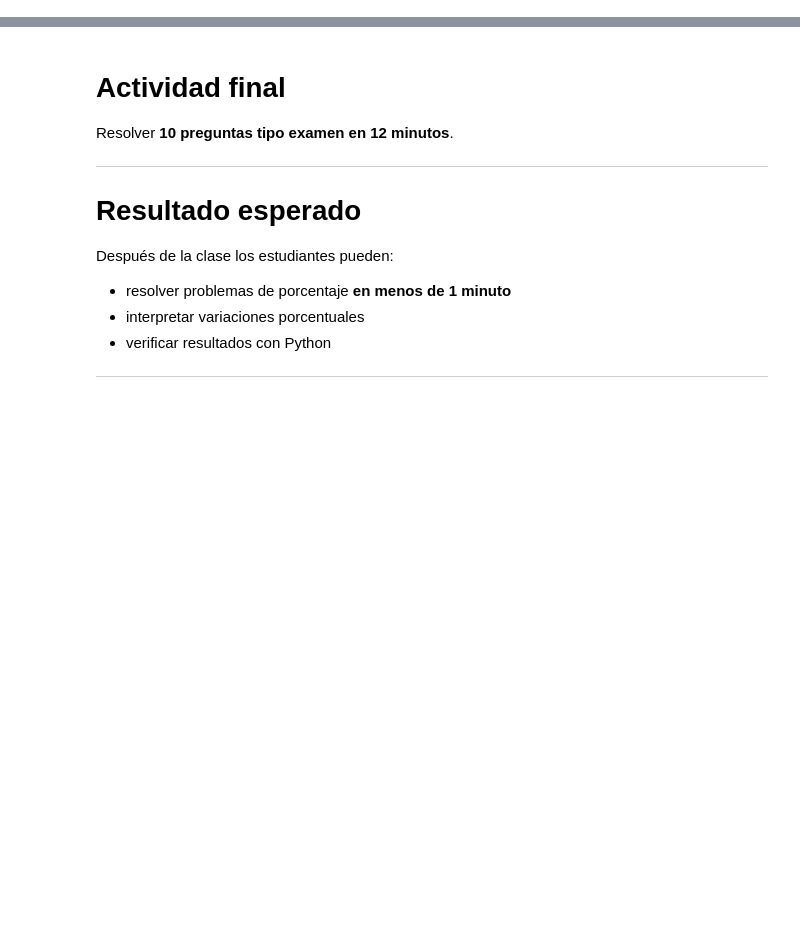
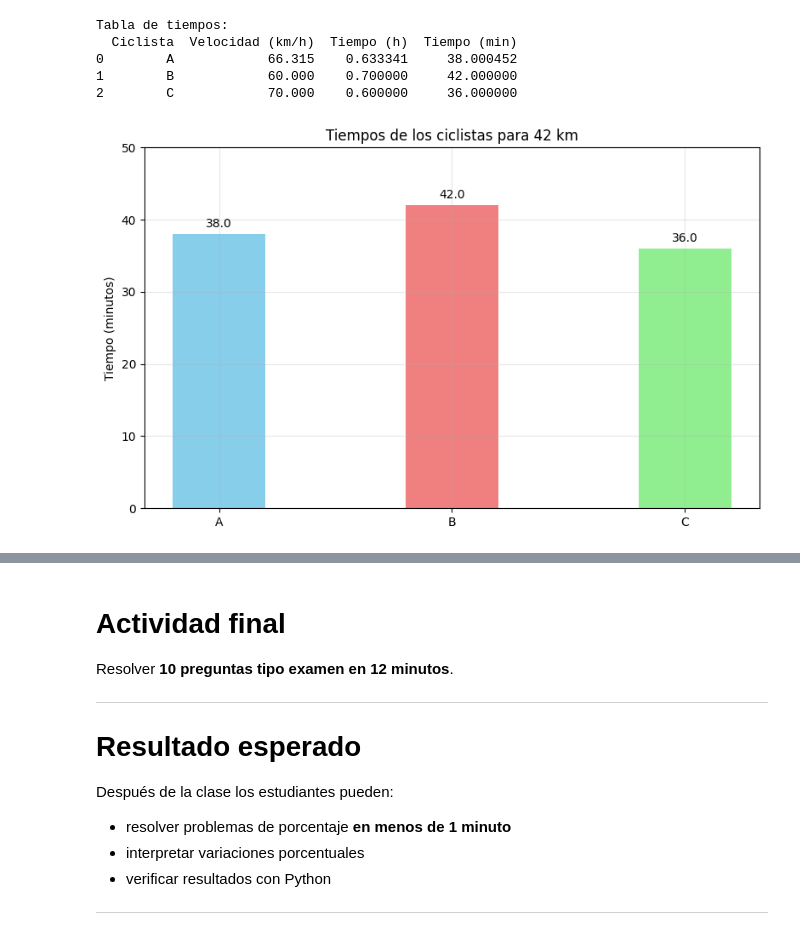
Before and after one commit to marco-canas/camino-udea, a Jupyter notebook: 4_esquemas_proporcionalidad/clase_05_relaciones_directas_e_inversas/clase_05_relaciones_directas_e_nversas.ipynb, the cells around one changed output, grey strips where cells are left out. Drawn from its saved outputs; the diff is of its cells as text; code cells hidden in the pictures; blank space fills up the shorter version.

Commit message:
creado el cuaderno para la clase 16

```diff
--- a/4_esquemas_proporcionalidad/clase_05_relaciones_directas_e_inversas/clase_05_relaciones_directas_e_nversas.ipynb
+++ b/4_esquemas_proporcionalidad/clase_05_relaciones_directas_e_inversas/clase_05_relaciones_directas_e_nversas.ipynb
@@ -616,0 +587,51 @@ Ejemplo de variación porcentual.
+# %%
+import matplotlib.pyplot as plt
+import numpy as np
+import pandas as pd
+
+# Datos
+ciclistas = ['A', 'B', 'C']
+velocidades = [66.315, 60, 70]
+d = 42
+tiempos_h = [d / v for v in velocidades]
+tiempos_min = [t * 60 for t in tiempos_h]
+
+# Tabla con pandas
+tabla = pd.DataFrame({
+    'Ciclista': ciclistas,
+    'Velocidad (km/h)': velocidades,
+    'Tiempo (h)': tiempos_h,
+    'Tiempo (min)': tiempos_min
+})
+print("Tabla de tiempos:")
+print(tabla)
+print()
+
+# Gráfico de barras
+x = np.arange(len(ciclistas))
+width = 0.4
+
+fig, ax = plt.subplots(figsize=(8,5))
+barras = ax.bar(x, tiempos_min, width, color=['skyblue', 'lightcoral', 'lightgreen'])
+ax.set_ylabel('Tiempo (minutos)')
+ax.set_title('Tiempos de los ciclistas para 42 km')
+ax.set_xticks(x)
+ax.set_xticklabels(ciclistas)
+ax.set_ylim(0, 50)
+
+# Valores en barras
+for barra in barras:
+    altura = barra.get_height()
+    ax.text(barra.get_x() + barra.get_width()/2, altura + 1, f'{altura:.1f}', ha='center')
+
+plt.tight_layout()
+plt.grid(alpha = 0.3)
+plt.savefig(r"C:\Users\marco\Downloads\tiempos_de_los_ciclistas.png")
+plt.show()
+# %% [output]
+Tabla de tiempos:
+  Ciclista  Velocidad (km/h)  Tiempo (h)  Tiempo (min)
+0        A            66.315    0.633341     38.000452
+1        B            60.000    0.700000     42.000000
+2        C            70.000    0.600000     36.000000
+[figure, added]
```
Also changed, not shown: parts of 47 cells of this notebook, 10 other files.
